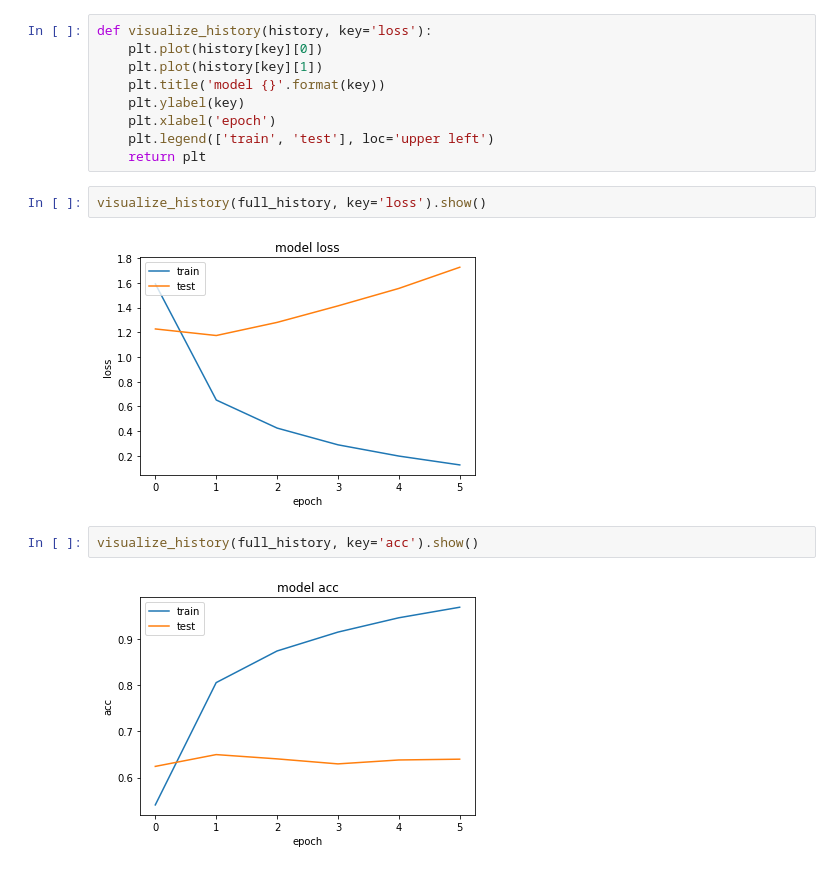
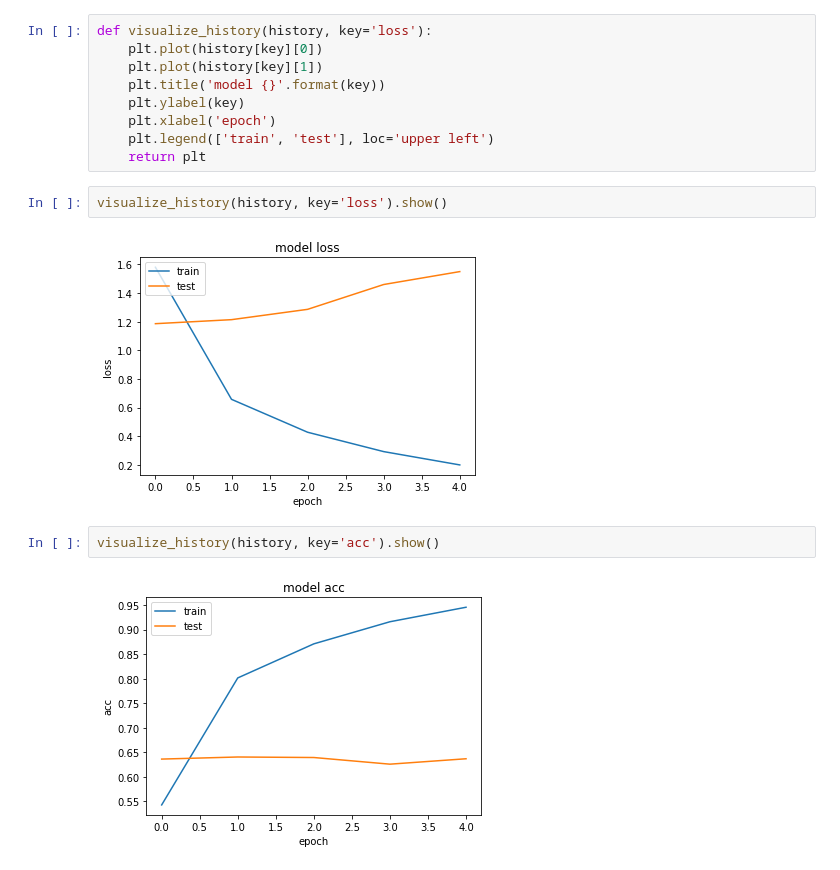
Before and after one commit to antonpetkoff/learning, a Jupyter notebook: text-mining/TM_lab08_MLP_Reg.ipynb, the cells around one changed output. Drawn from its saved outputs; the diff is of its cells as text.

```diff
--- a/text-mining/TM_lab08_MLP_Reg.ipynb
+++ b/text-mining/TM_lab08_MLP_Reg.ipynb
@@ -304,10 +304,10 @@ def visualize_history(history, key='loss'):
     plt.legend(['train', 'test'], loc='upper left')
     return plt
 # %%
-visualize_history(full_history, key='loss').show()
+visualize_history(history, key='loss').show()
 # %% [output]
-[figure, old version]
+[figure, new version]
 # %%
-visualize_history(full_history, key='acc').show()
+visualize_history(history, key='acc').show()
 # %% [output]
-[figure, old version]
+[figure, new version]
```
Also changed, not shown: parts of 4 cells of this notebook.
